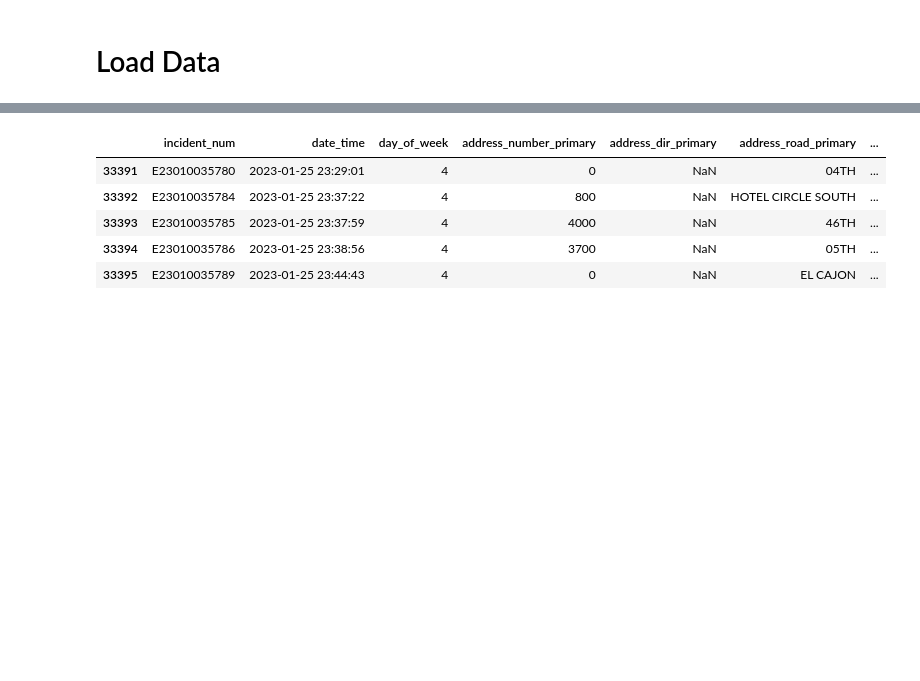
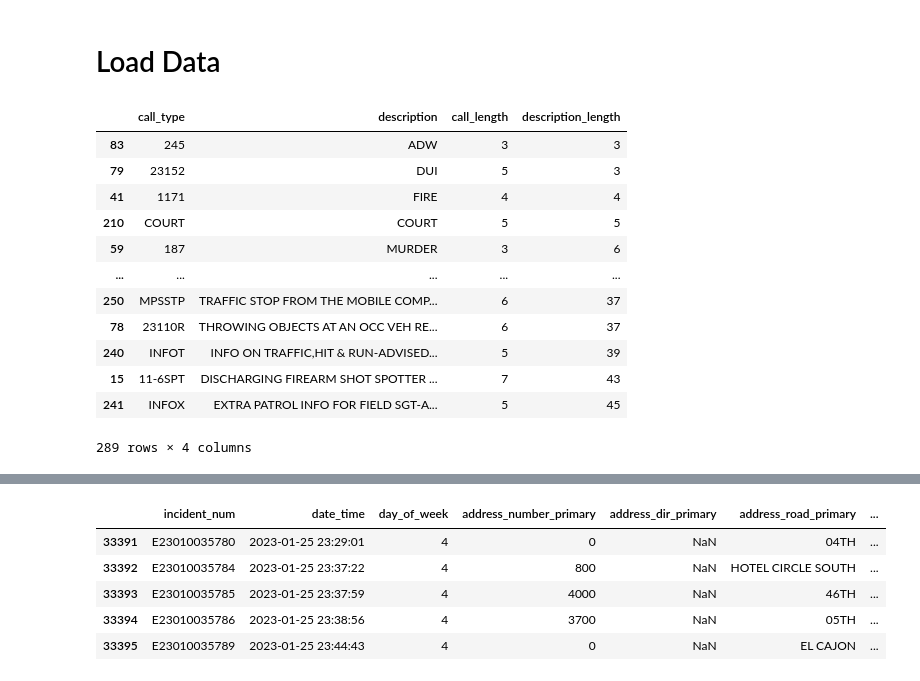
Before and after one commit to zalvatore/Police_Calls_for_Service_San_Diego, a Jupyter notebook: Police_Calls_SD.ipynb, the cells around one changed output, grey strips where cells are left out. Drawn from its saved outputs; the diff is of its cells as text; code cells hidden in the pictures; blank space fills up the shorter version.

```diff
--- a/Police_Calls_SD.ipynb
+++ b/Police_Calls_SD.ipynb
@@ -33,3 +29,25 @@ def Get_Data(year):
     url = f"https://seshat.datasd.org/pd/pd_calls_for_service_{year}_datasd.csv"
     df = pd.read_csv(url)
     return df
+# %%
+url = f"http://seshat.datasd.org/pd/pd_cfs_calltypes_datasd.csv"
+call_type = pd.read_csv(url).dropna(axis=1)
+call_type['call_length'] = call_type['call_type'].str.len()
+call_type['description_length'] = call_type['description'].str.len()
+#call_type = call_type.sort_values(by=['call_length'])
+call_type = call_type.sort_values(by=['description_length'])
+call_type
+# %% [output]
+|  | call_type | description | call_length | description_length |
+| 83 | 245 | ADW | 3 | 3 |
+| 79 | 23152 | DUI | 5 | 3 |
+| 41 | 1171 | FIRE | 4 | 4 |
+| 210 | COURT | COURT | 5 | 5 |
+| 59 | 187 | MURDER | 3 | 6 |
+| ... | ... | ... | ... | ... |
+| 250 | MPSSTP | TRAFFIC STOP FROM THE MOBILE COMP... | 6 | 37 |
+| 78 | 23110R | THROWING OBJECTS AT AN OCC VEH RE... | 6 | 37 |
+| 240 | INFOT | INFO ON TRAFFIC,HIT & RUN-ADVISED... | 5 | 39 |
+| 15 | 11-6SPT | DISCHARGING FIREARM SHOT SPOTTER ... | 7 | 43 |
+| 241 | INFOX | EXTRA PATROL INFO FOR FIELD SGT-A... | 5 | 45 |
+289 rows × 4 columns
```
Also changed, not shown: parts of 11 cells of this notebook, 3 other files.
